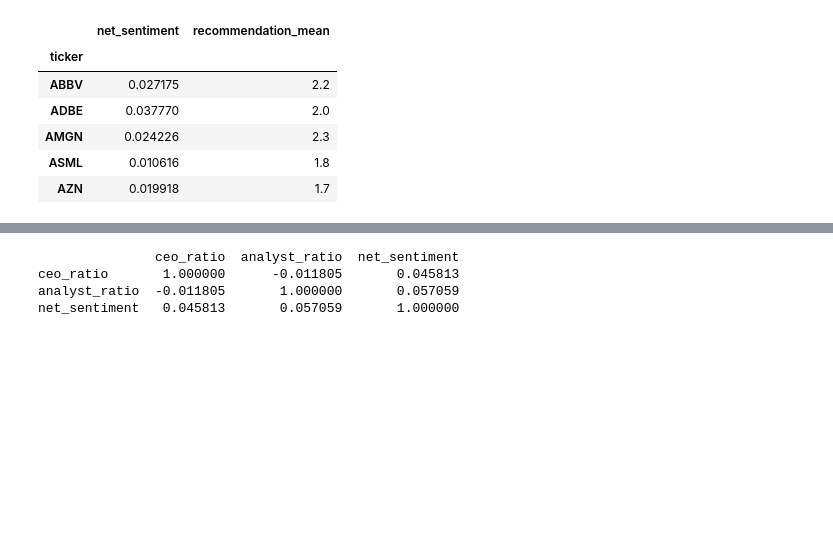
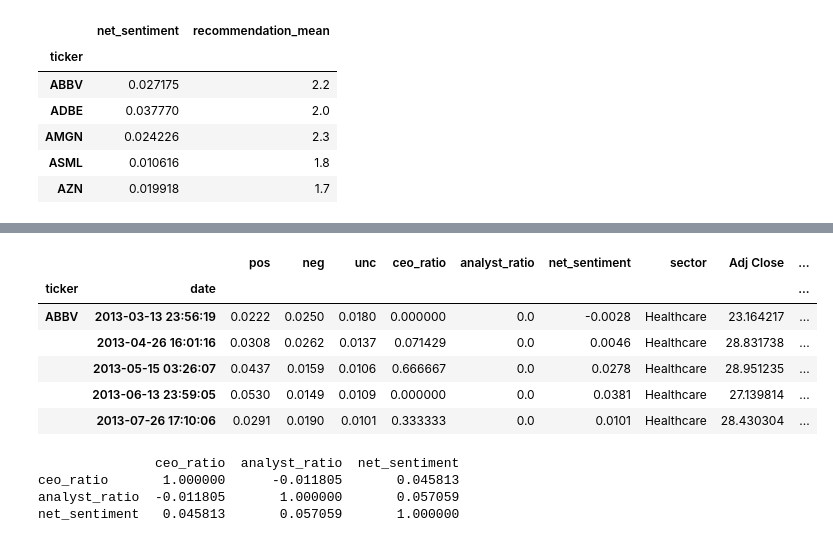
Before and after one commit to olivernilssson/Advanced-Data-Analysis-GM1413, a Jupyter notebook: group_assignment/GM1413_group_10.ipynb, the cells around one changed output, grey strips where cells are left out. Saved outputs shown, nothing was run; the diff lists cells and outputs as text; code cells hidden in the pictures; blank space fills up the shorter version.

Commit message:
Fix volatility calc

```diff
--- a/group_assignment/GM1413_group_10.ipynb
+++ b/group_assignment/GM1413_group_10.ipynb
@@ -508,3 +508,25 @@ Fetching P/E data for XOM (exxon)...
+# %%
+# Volatility Column
+def add_volatility(data_frame):
+    # Calculate the rolling standard deviation of returns for each ticker
+    window_size = 10
+    df_volatility = data_frame.copy()
+    df_volatility.dropna(subset=['returns_market'], inplace=True)  # Drop NaN values in returns_market
+    df_volatility['volatility'] = df_volatility.groupby('ticker')['returns_market'].transform(lambda x: x.rolling(window=window_size).std())
+
+    return df_volatility
+
+# Usage
+sentiment_score_vol = add_volatility(sentiment_score)
+sentiment_score_vol.head()
+# %% [output]
+|  |  | pos | neg | unc | ceo_ratio | analyst_ratio | net_sentiment | sector | Adj Close | ... |
+| ticker | date |  |  |  |  |  |  |  |  | ... |
+| ABBV | 2013-03-13 23:56:19 | 0.0222 | 0.0250 | 0.0180 | 0.000000 | 0.0 | -0.0028 | Healthcare | 23.164217 | ... |
+|  | 2013-04-26 16:01:16 | 0.0308 | 0.0262 | 0.0137 | 0.071429 | 0.0 | 0.0046 | Healthcare | 28.831738 | ... |
+|  | 2013-05-15 03:26:07 | 0.0437 | 0.0159 | 0.0106 | 0.666667 | 0.0 | 0.0278 | Healthcare | 28.951235 | ... |
+|  | 2013-06-13 23:59:05 | 0.0530 | 0.0149 | 0.0109 | 0.000000 | 0.0 | 0.0381 | Healthcare | 27.139814 | ... |
+|  | 2013-07-26 17:10:06 | 0.0291 | 0.0190 | 0.0101 | 0.333333 | 0.0 | 0.0101 | Healthcare | 28.430304 | ... |
 # %%
 # Select the columns of interest: ceo_ratio, analyst_ratio, and net_sentiment
 corr_columns = ['ceo_ratio', 'analyst_ratio', 'net_sentiment']
```
Also changed, not shown: parts of 5 cells of this notebook, 2 other files.
